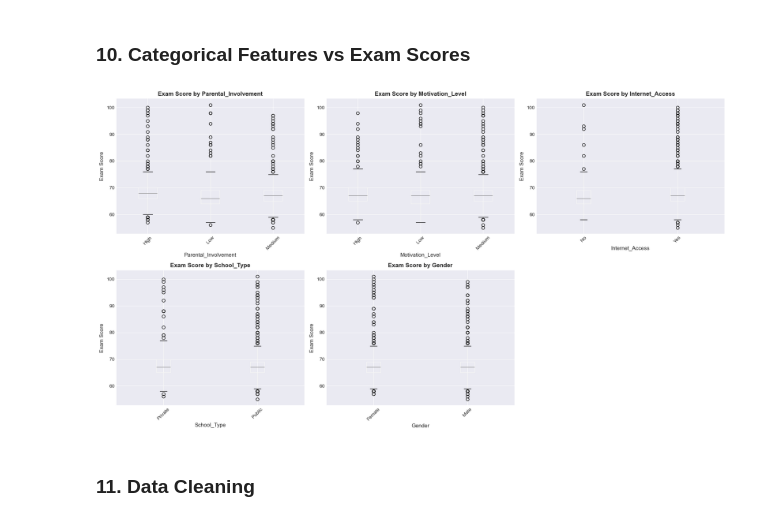
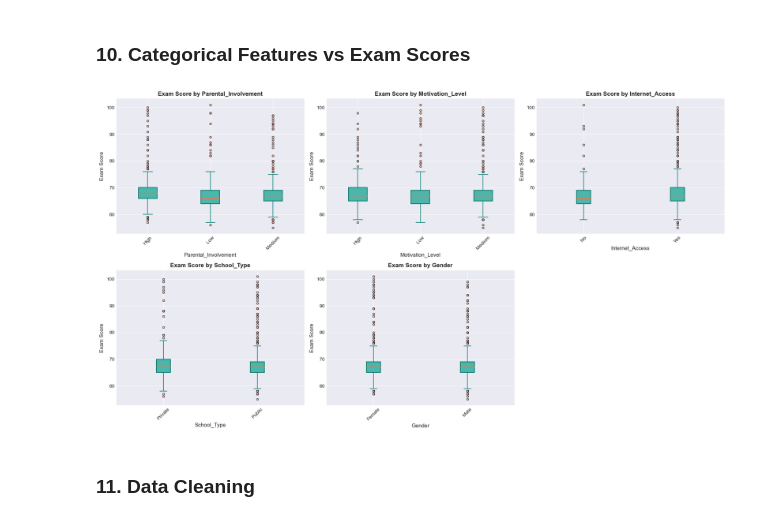
Before and after one commit to Rasath16/Student-Score-Predictor, a Jupyter notebook: 01_Data_exploration.ipynb, the cells around one changed output. Cells and saved outputs as stored; diff of their text form; code cells hidden in the pictures.

```diff
--- a/01_Data_exploration.ipynb
+++ b/01_Data_exploration.ipynb
@@ -284,21 +284,34 @@ plt.show()
 # %%
 fig, axes = plt.subplots(2, 3, figsize=(18, 10))
 axes = axes.flatten()
 
 for idx, col in enumerate(key_categoricals):
-    df.boxplot(column='Exam_Score', by=col, ax=axes[idx])
+    df.boxplot(
+        column='Exam_Score',
+        by=col,
+        ax=axes[idx],
+        patch_artist=True,
+        boxprops=dict(facecolor='#4DB6AC', color='#00796B', linewidth=1.5),
+        medianprops=dict(color='#FF7043', linewidth=2),
+        whiskerprops=dict(color='#00796B', linewidth=1.2),
+        capprops=dict(color='#00796B', linewidth=1.2),
+        flierprops=dict(markerfacecolor='#FFAB91', marker='o', markersize=4, alpha=0.7)
+    )
+
     axes[idx].set_xlabel(col, fontsize=11)
     axes[idx].set_ylabel('Exam Score', fontsize=11)
     axes[idx].set_title(f'Exam Score by {col}', fontsize=12, fontweight='bold')
     plt.sca(axes[idx])
     plt.xticks(rotation=45)
 
+# Remove the empty subplot
 axes[-1].axis('off')
+
 plt.suptitle('')
 plt.tight_layout()
 plt.show()
 # %% [output]
-[figure, old version]
+[figure, new version]
 # %% [markdown]
 ### 11. Data Cleaning
 # %%
```
Also changed, not shown: parts of 1 cell of this notebook, 2 other files.
